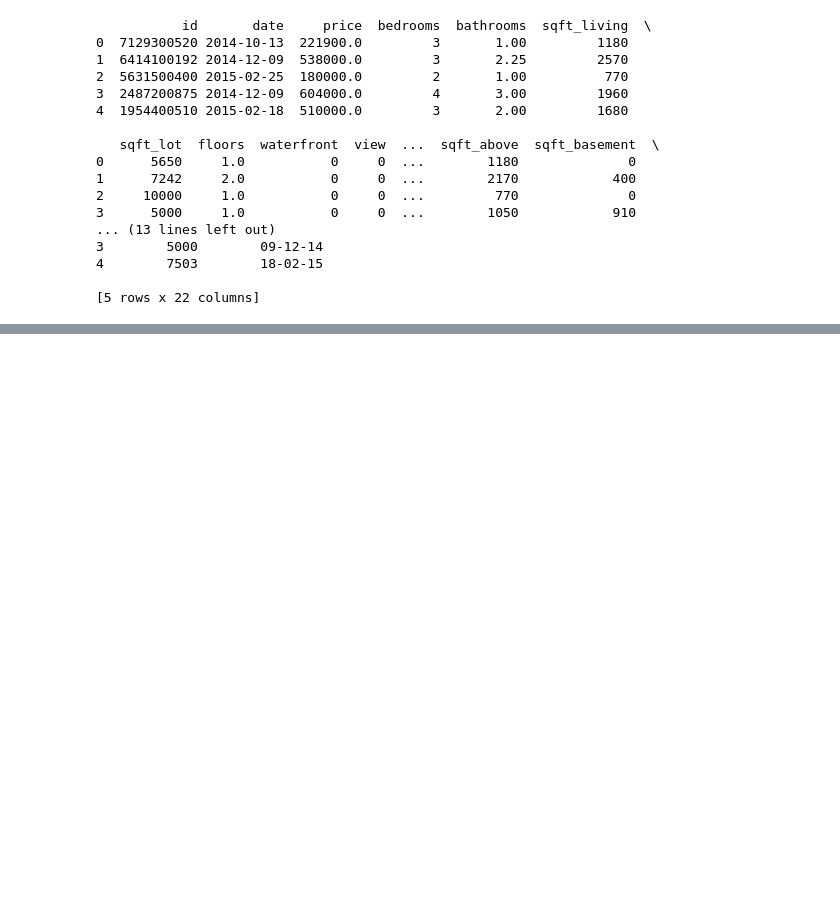
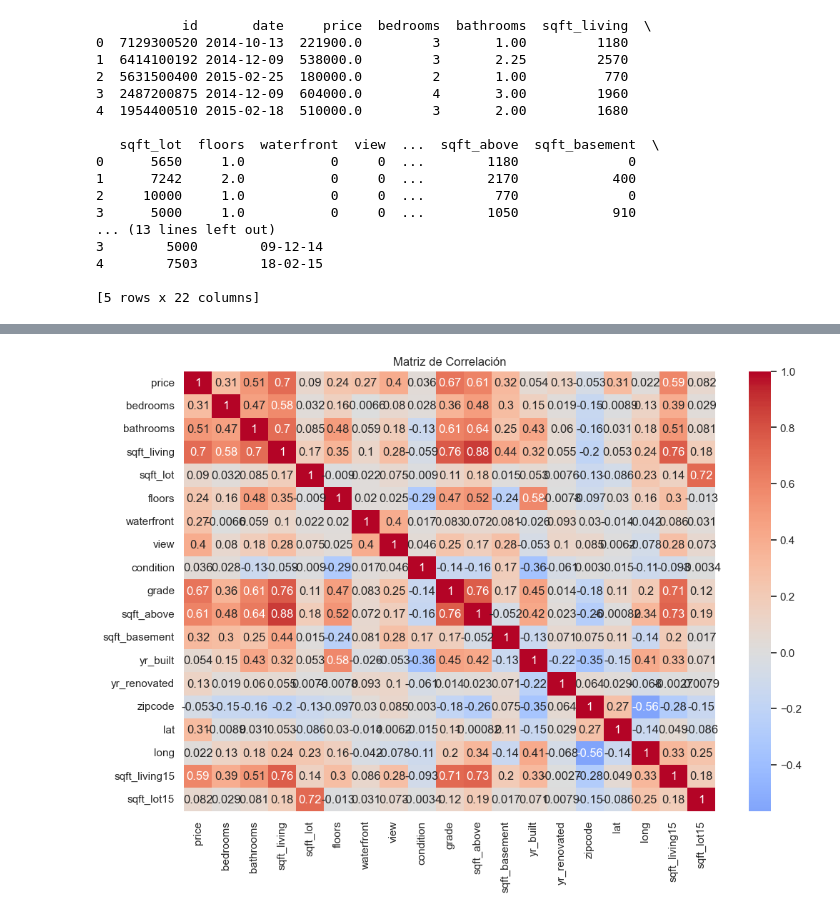
Before and after one commit to AI-School-F5-P2/ML_Predicter, a Jupyter notebook: Datos.ipynb, the cells around one changed output, grey strips where cells are left out. Cells and saved outputs as stored; diff of their text form; code cells hidden in the pictures; blank space fills up the shorter version.

```diff
--- a/Datos.ipynb
+++ b/Datos.ipynb
@@ -194,0 +376,26 @@ print(selected_data)
+# %%
+import pandas as pd
+import seaborn as sns
+import matplotlib.pyplot as plt
+
+# Cargar tus datos en un DataFrame
+data = pd.read_csv('kc_house_data.csv')
+
+# Convertir las columnas "bathrooms" y "floors" a int64
+data['bathrooms'] = data['bathrooms'].astype('int64')
+data['floors'] = data['floors'].astype('int64')
+
+# Eliminar las columnas "id" y "fecha"
+columns_to_drop = ['id', 'date']
+data = data.drop(columns=columns_to_drop, axis=1)
+
+# Calcular la matriz de correlación
+correlation_matrix = data.corr()
+
+# Crear un mapa de calor de la matriz de correlación
+plt.figure(figsize=(12, 8))
+sns.heatmap(correlation_matrix, annot=True, cmap='coolwarm', center=0)
+plt.title('Matriz de Correlación')
+plt.show()
+# %% [output]
+[figure, added]
```
Also changed, not shown: parts of 12 cells of this notebook.
